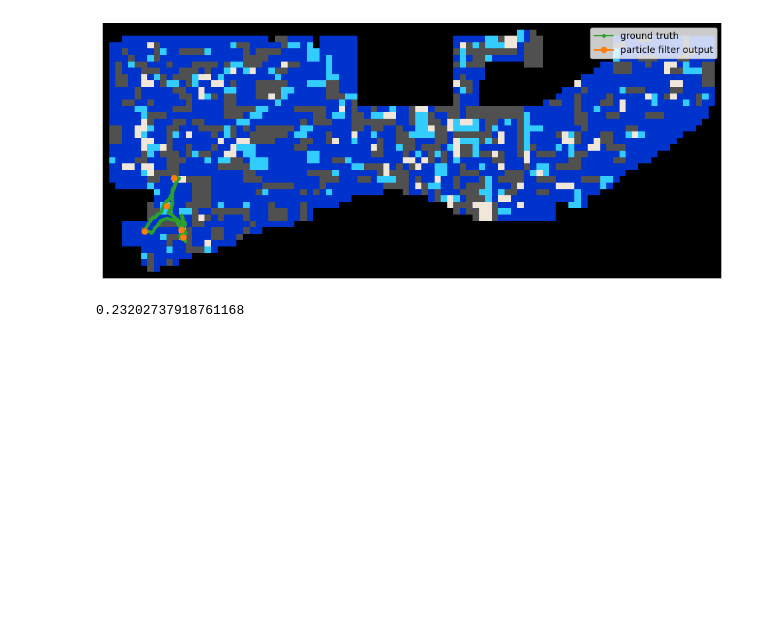
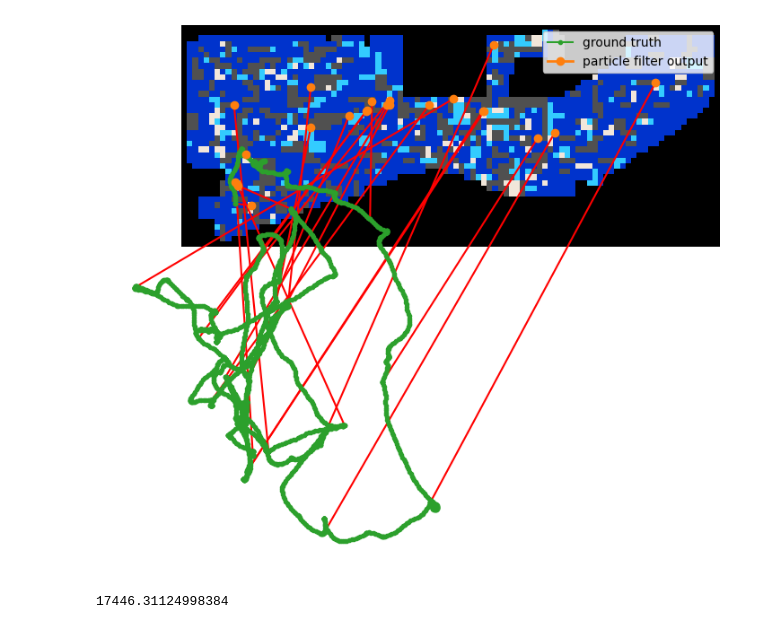
Before and after one commit to tim-fan/carpet_localisation, a Jupyter notebook: notebooks/PF Parameter Optimisation - Real World Logs.ipynb, the cells around one changed output. Saved outputs shown, nothing was run; the diff lists cells and outputs as text; code cells hidden in the pictures; blank space fills up the shorter version.

```diff
--- a/notebooks/PF Parameter Optimisation - Real World Logs.ipynb
+++ b/notebooks/PF Parameter Optimisation - Real World Logs.ipynb
@@ -89,9 +116,14 @@ def perform_playback(
     return pd.DataFrame(df_data)
 
 def plot_results(results_df:pd.DataFrame):
+    fig, ax = plt.subplots()
     plot_map(carpet, show=False)
     plt.plot(results_df.loc_x, results_df.loc_y, color='tab:green', marker='o',markersize=3)
     plt.plot(results_df.gt_x, results_df.gt_y, color='tab:orange', marker='o', linewidth=2)
+
+    lines = [((row.loc_x, row.loc_y), (row.gt_x, row.gt_y)) for _, row in results_df.iterrows()]
+    lc = mc.LineCollection(lines, colors="red")
+    ax.add_collection(lc)
 
     plt.axis('off')
     plt.legend(['ground truth', 'particle filter output'])
@@ -319,24 +424,24 @@ n_particles=1000,       error=0.24759234330588586
 # anything over 200 does not appear to have a large effect on error, although I'd still want to keep the number
 # high for general robustness (don't want to overfit this limited dataset)
 # %%
-# Test current best guess parameters
+# Try odom only
 
 get_playback_error(
         log,
         carpet,
         seed_pose=start_pose,
         plot=True,
         pf_params=dict(
-            odom_pos_noise=0.01,
-            odom_heading_noise=0.01,
+            odom_pos_noise=0.0,
+            odom_heading_noise=0.0,
             resample_proportion=0,
-            weight_fn_p = 0.95,
-            n_particles = 500
+            weight_fn_p = 0.5,
+            n_particles = 2
         )
     )
 # %% [output]
-[figure, old version]
+[figure, new version]
-0.23202737918761168
+17446.31124998384
 # %%
 # looks pretty good, except for a position jump around the start of the trajectory.
 # I'm also concerned about overfitting to simulated data.
```
Also changed, not shown: parts of 19 cells of this notebook.
